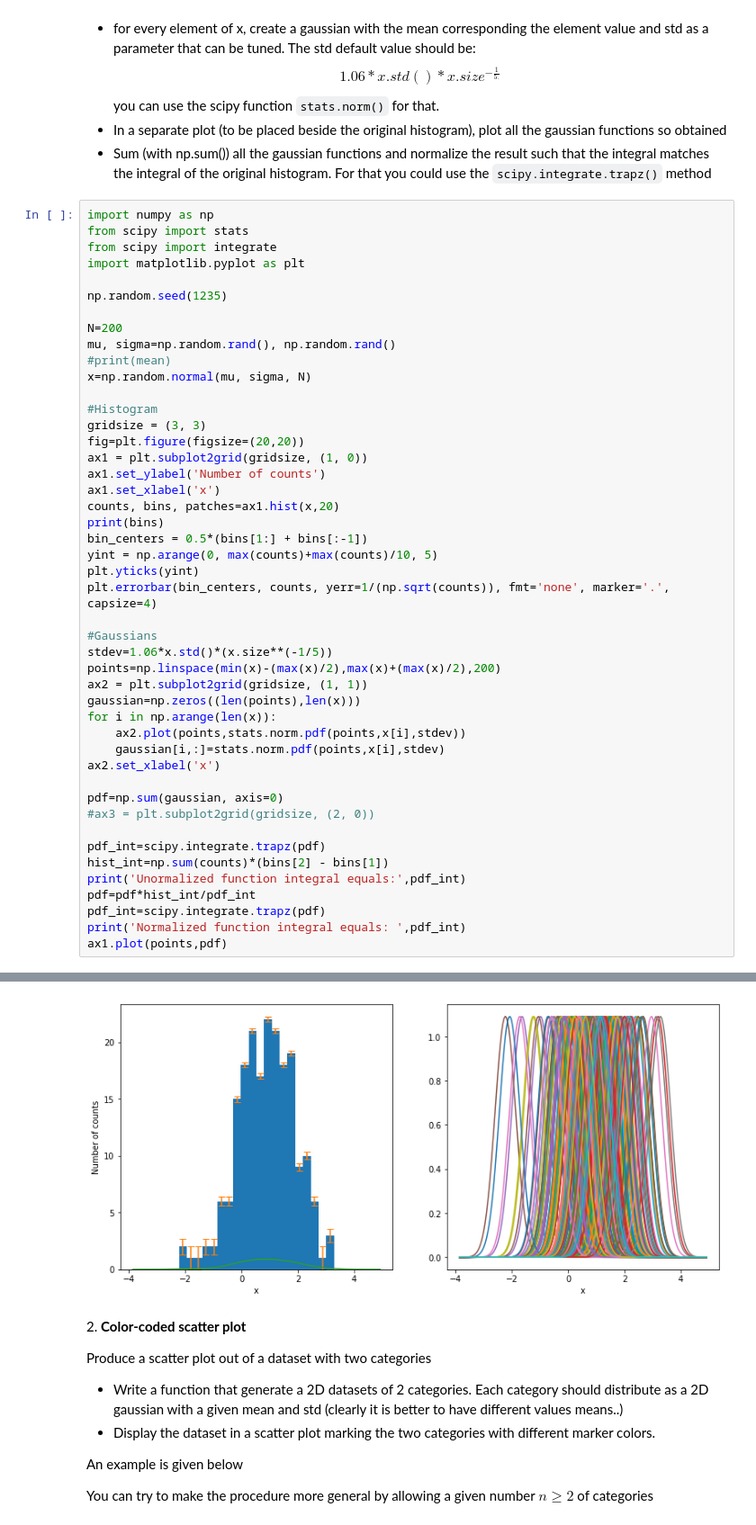
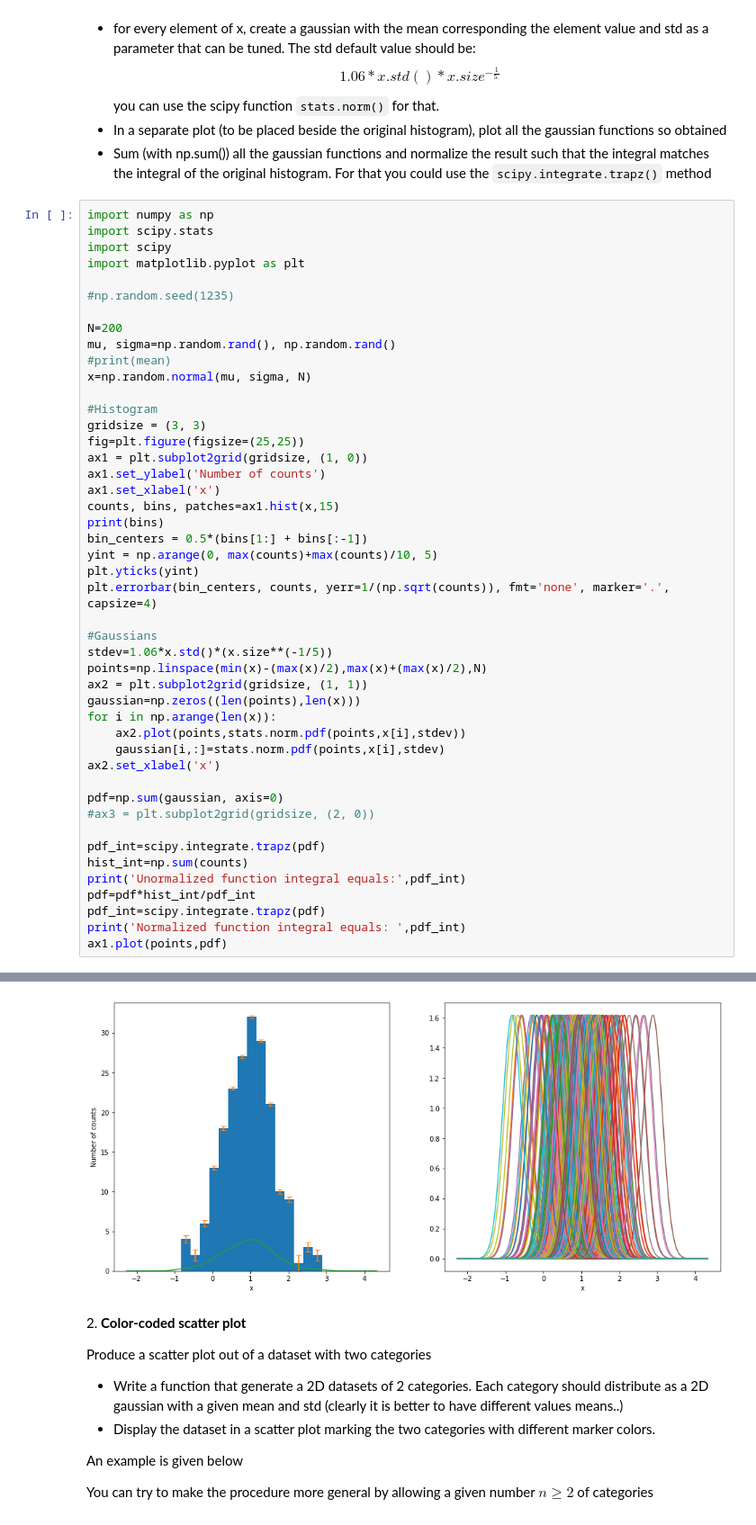
Before and after one commit to albchim/LaboratoryOfComputationalPhysics, a Jupyter notebook: 06ex_Visualization.ipynb, the cells around one changed output, grey strips where cells are left out. Shown: that part at 90% size. Cells and saved outputs as stored; diff of their text form.

```diff
--- a/06ex_Visualization.ipynb
+++ b/06ex_Visualization.ipynb
@@ -16,11 +16,11 @@ you can use the scipy function `stats.norm()` for that.
 * Sum (with np.sum()) all the gaussian functions and normalize the result such that the integral matches the integral of the original histogram. For that you could use the `scipy.integrate.trapz()` method
 # %%
 import numpy as np
-from scipy import stats
-from scipy import integrate
+import scipy.stats
+import scipy
 import matplotlib.pyplot as plt
 
-np.random.seed(1235)
+#np.random.seed(1235)
 
 N=200
 mu, sigma=np.random.rand(), np.random.rand()
@@ -29,11 +29,11 @@ x=np.random.normal(mu, sigma, N)
 
 #Histogram
 gridsize = (3, 3)
-fig=plt.figure(figsize=(20,20))
+fig=plt.figure(figsize=(25,25))
 ax1 = plt.subplot2grid(gridsize, (1, 0))
 ax1.set_ylabel('Number of counts')
 ax1.set_xlabel('x')
-counts, bins, patches=ax1.hist(x,20)
+counts, bins, patches=ax1.hist(x,15)
 print(bins)
 bin_centers = 0.5*(bins[1:] + bins[:-1])
 yint = np.arange(0, max(counts)+max(counts)/10, 5)
@@ -42,7 +42,7 @@ plt.errorbar(bin_centers, counts, yerr=1/(np.sqrt(counts)), fmt='none', marker='
 
 #Gaussians
 stdev=1.06*x.std()*(x.size**(-1/5))
-points=np.linspace(min(x)-(max(x)/2),max(x)+(max(x)/2),200)
+points=np.linspace(min(x)-(max(x)/2),max(x)+(max(x)/2),N)
 ax2 = plt.subplot2grid(gridsize, (1, 1))
 gaussian=np.zeros((len(points),len(x)))
 for i in np.arange(len(x)):
@@ -54,7 +54,7 @@ pdf=np.sum(gaussian, axis=0)
 #ax3 = plt.subplot2grid(gridsize, (2, 0))
 
 pdf_int=scipy.integrate.trapz(pdf)
-hist_int=np.sum(counts)*(bins[2] - bins[1])
+hist_int=np.sum(counts)
 print('Unormalized function integral equals:',pdf_int)
 pdf=pdf*hist_int/pdf_int
 pdf_int=scipy.integrate.trapz(pdf)
@@ -70,5 +69,5 @@ Normalized function integral equals:  55.08218915895378
 [<matplotlib.lines.Line2D at 0x...>]
-[figure, old version]
+[figure, new version]
 # %% [markdown]
 2\. **Color-coded scatter plot**
 
```
Also changed, not shown: parts of 3 cells of this notebook.
